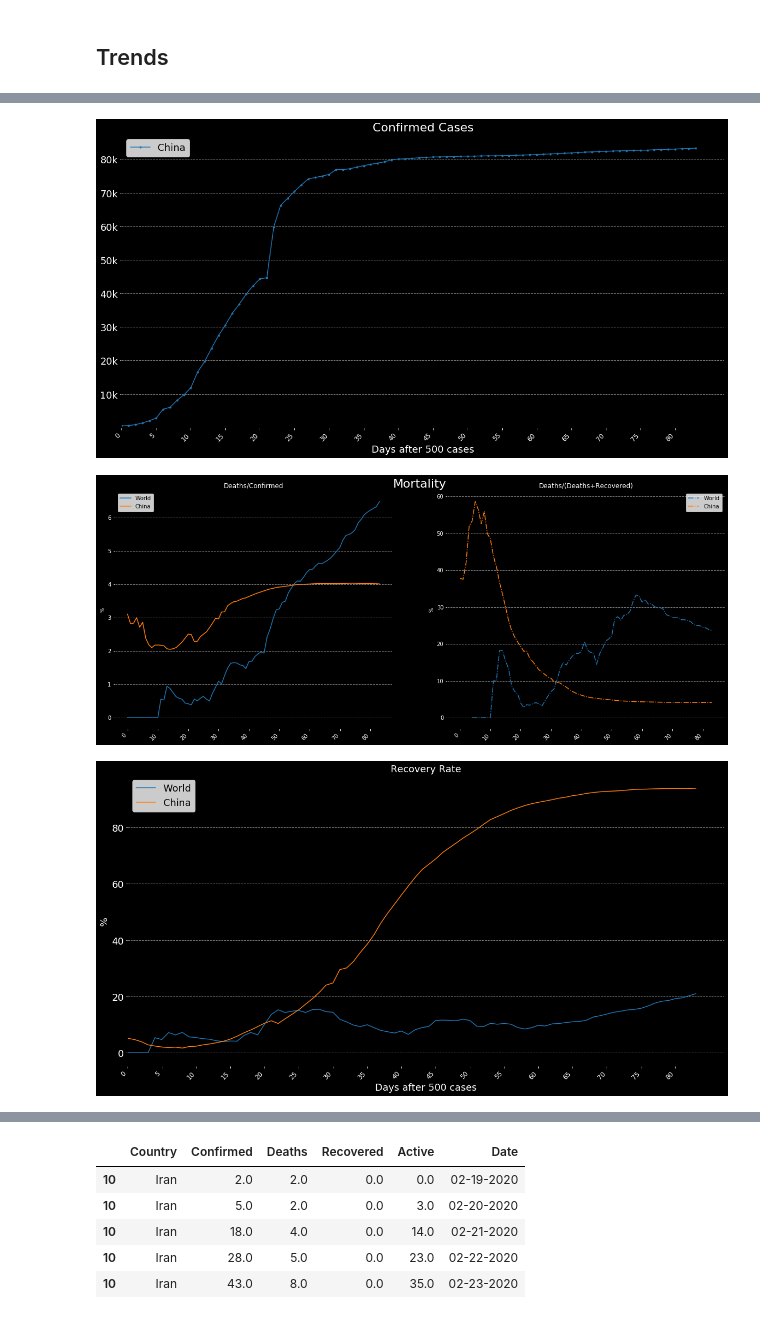
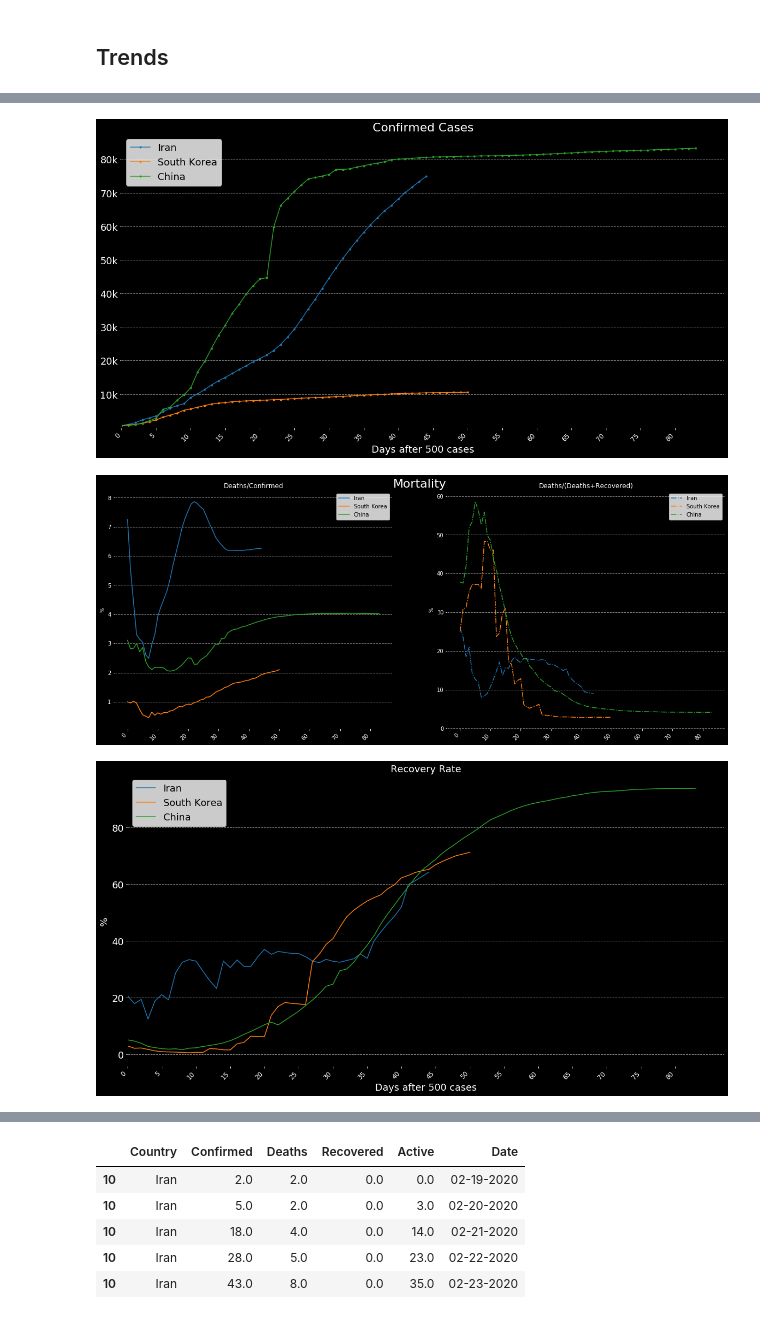
Before and after one commit to Thiagobc23/COVID-19, a Jupyter notebook: 01_COVID19.ipynb, the cells around one changed output, grey strips where cells are left out. Drawn from its saved outputs; the diff is of its cells as text; code cells hidden in the pictures.

```diff
--- a/01_COVID19.ipynb
+++ b/01_COVID19.ipynb
@@ -119,15 +119,15 @@ def plot_map(df, i):
         df.plot(kind='scatter', x='Long_', y='Lat', ax=ax, color='orangered',
                 s=pd.to_numeric(df['Confirmed'], errors='coerce')/200)
 
-        df.plot(kind='scatter', x='Long_', y='Lat', ax=ax, color='lightblue',
-                s=pd.to_numeric(df['Recovered'], errors='coerce')/200)
+        #df.plot(kind='scatter', x='Long_', y='Lat', ax=ax, color='lightblue',
+        #        s=pd.to_numeric(df['Recovered'], errors='coerce')/200)
     except:
         # plot infected locations
         df.plot(kind='scatter', x='Longitude', y='Latitude', ax=ax, color='orangered',
                 s=pd.to_numeric(df['Confirmed'], errors='coerce')/200)
 
-        df.plot(kind='scatter', x='Longitude', y='Latitude', ax=ax, color='lightblue',
-                s=pd.to_numeric(df['Recovered'], errors='coerce')/200)
+        #df.plot(kind='scatter', x='Longitude', y='Latitude', ax=ax, color='lightblue',
+        #        s=pd.to_numeric(df['Recovered'], errors='coerce')/200)
 
     plt.text(0, 100, str(i)[:10], color = 'black', fontsize = 25, ha='center')
 
@@ -139,7 +139,8 @@ def plot_map(df, i):
     plt.subplots_adjust(left=0, right=1, top=1, bottom=0)
     # hide map axis
     ax.axis('off')
-    ax.legend(['Confirmed','Recovered'], fontsize = 18)
+    #ax.legend(['Confirmed','Recovered'], fontsize = 18)
+    ax.legend(['Confirmed'], fontsize = 18)
     plt.savefig('img/video/'+str(i)[:10]+'_map.png', facecolor='grey', edgecolor='none')
 # %%
 def build_gif(filenames, title, duration=1):
@@ -484,6 +574,8 @@ def plot_contry_a(name, first_file='01-22-2020', start='01-23-2020', end=today,
 
 fig, ax = plt.subplots(1, figsize=(20,10), facecolor='black')
 
+plot_contry(['Iran'], '02-29-2020', '03-01-2020')
+plot_contry(['South Korea', 'Korea, South'], '02-23-2020', '02-24-2020')
 plot_contry(['China', 'Mainland China'])
 
 yticks = np.arange(10000, 80001, 10000)
@@ -493,42 +585,58 @@ plt.yticks(yticks, labels = yticks_label, fontsize=18)
 
 plt.xlim(0,)
 plt.ylim(0,)
-plt.legend(['China'], fontsize=18)
+plt.legend(['Iran', 'South Korea', 'China'], fontsize=18)
 plt.savefig('img/conf_china.png', facecolor='black', edgecolor='none')
 
 # Mortality
 
 fig, ax = plt.subplots(1, figsize=(20,8), facecolor='black')
 plt.title('Mortality', color='white', fontsize=22)
 ax.axis('off')
 
 ax = fig.add_subplot(121)
-plot_contry_d(['China', 'Mainland China'], inverse=True)
+plot_contry_d(['Iran'], '02-29-2020', '03-01-2020')
+plot_contry_d(['South Korea', 'Korea, South'], '02-23-2020', '02-24-2020')
 plot_contry_d(['China', 'Mainland China'], inverse=False)
 
-plt.legend(['World', 'China'])
+plt.legend(['Iran', 'South Korea', 'China'])
 
 # Mortality Two
 
 ax = fig.add_subplot(122)
-plot_contry_d_two(['China', 'Mainland China'], inverse=True)
+plot_contry_d_two(['Iran'], '02-29-2020', '03-01-2020')
+plot_contry_d_two(['South Korea', 'Korea, South'], '02-23-2020', '02-24-2020')
 plot_contry_d_two(['China', 'Mainland China'], inverse=False)
 
-plt.legend(['World', 'China'])
+plt.legend(['Iran', 'South Korea', 'China'])
 plt.savefig('img/mort_china.png', facecolor='black', edgecolor='none')
 
 # Recovery
 
 fig, ax = plt.subplots(1, figsize=(20,10), facecolor='black')
 
-plot_contry_r(['China', 'Mainland China'], inverse=True)
+plot_contry_r(['Iran'], '02-29-2020', '03-01-2020')
+plot_contry_r(['South Korea', 'Korea, South'], '02-23-2020', '02-24-2020')
 plot_contry_r(['China', 'Mainland China'], inverse=False)
 
 plt.xlim(0,)
 
-plt.legend(['World', 'China'], fontsize=18)
+plt.legend(['Iran', 'South Korea', 'China'], fontsize=18)
 plt.savefig('img/rec_china.png', facecolor='black', edgecolor='none')
+
+# Active
+
+fig, ax = plt.subplots(1, figsize=(20,10), facecolor='black')
+
+plot_contry_a(['Iran'], '02-29-2020', '03-01-2020')
+plot_contry_a(['South Korea', 'Korea, South'], '02-23-2020', '02-24-2020')
+plot_contry_a(['China', 'Mainland China'], inverse=False)
+
+plt.xlim(0,)
+
+plt.legend(['Iran', 'South Korea', 'China'], fontsize=18)
+plt.savefig('img/active_china.png', facecolor='black', edgecolor='none')
 # %% [output]
-[figure, old version]
+[figure, new version]
-[figure, old version]
+[figure, new version]
-[figure, old version]
+[figure, new version]
```
Also changed, not shown: parts of 7 cells of this notebook, 20 other files.
